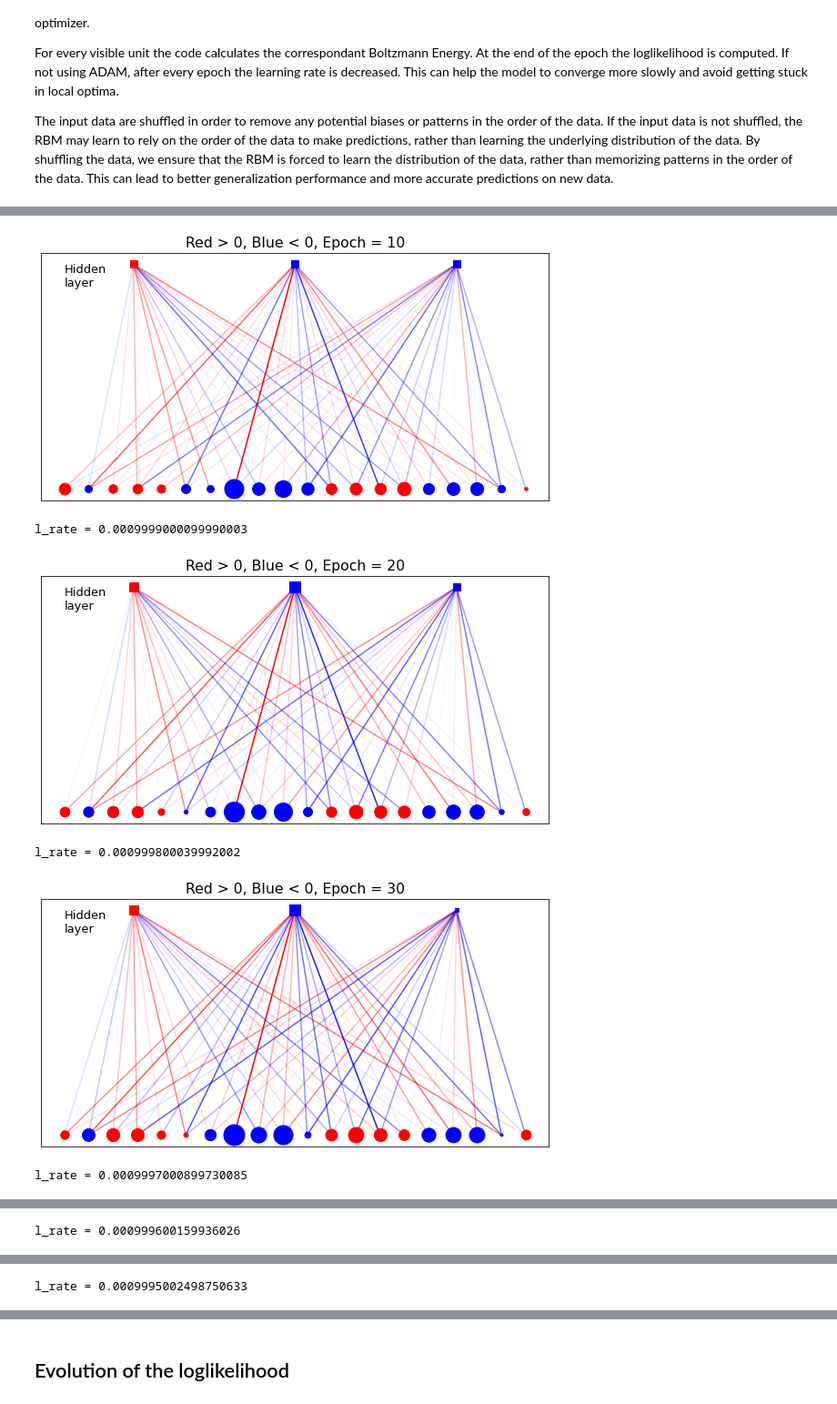
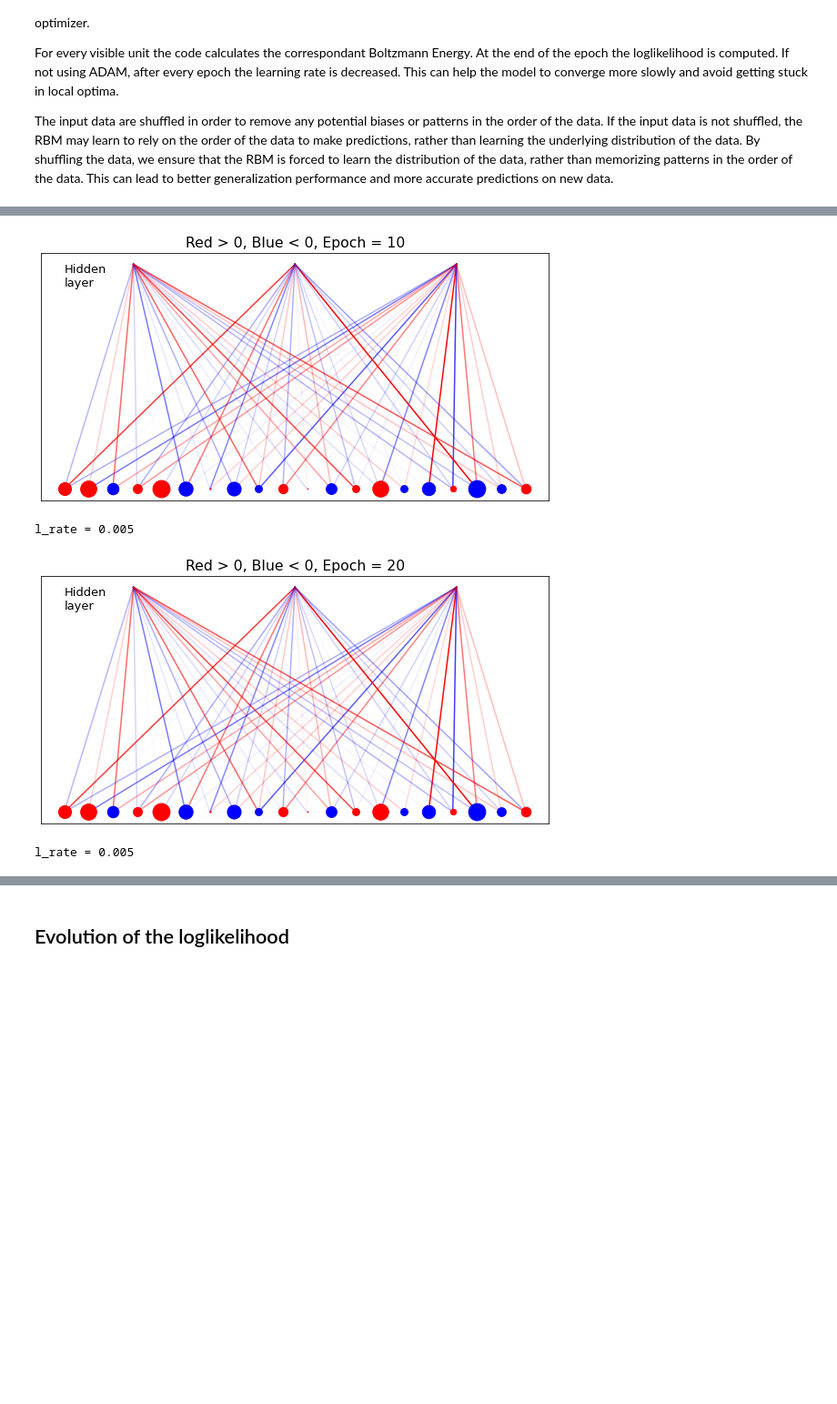
Before and after one commit to Berto70/comp_lab_b, a Jupyter notebook: Exercises/E2/my_rbm_test_copy.ipynb, the cells around one changed output, grey strips where cells are left out. Shown at 91% size. Cells and saved outputs as stored; diff of their text form; code cells hidden in the pictures; blank space fills up the shorter version.

```diff
--- a/Exercises/E2/my_rbm_test_copy.ipynb
+++ b/Exercises/E2/my_rbm_test_copy.ipynb
@@ -298,14 +280,14 @@ def activate(in_layer, weights, bias, phase, info=False):
 # %% [markdown]
 ## Defining Optimizers (ADAM and RMSProp)
 # %%
-def rmsprop(data, model, s, beta1, eps, lrate):
+def rmsprop(data, model, s, beta1, eps, lrate_m):
     g = data - model # gradient
     s1 = beta1 * s + (1 - beta1) * g**2
-    d = lrate * g / (np.sqrt(s1) + eps)
+    d = lrate_m * g / (np.sqrt(s1) + eps)
 
     return s1, d
 
-def adam(data, model, m, s, t, beta1, beta2, eps, lrate):
+def adam(data, model, m, s, t, beta1, beta2, eps, lrate_m):
     g = data - model # gradient
     m0 = beta1 * m + (1 - beta1) * g
     s0 = beta2 * s + (1 - beta2) * g**2
@@ -314,7 +296,7 @@ def adam(data, model, m, s, t, beta1, beta2, eps, lrate):
     s1 = s0 / (1 - beta2**(t + 1))
 
     #lr_t = lrate * np.sqrt(1 - beta2**t) / (1 - beta1**t)
-    d = lrate * m1 / (np.sqrt(s1) + eps)
+    d = lrate_m * m1 / (np.sqrt(s1) + eps)
 
     return m0, s0, d#, lr_t
 # %% [markdown]
@@ -368,3 +349,11 @@ def PartZ(w, a, b):
+# %%
+def categorical_cross_entropy(v_data, v_model):
+    sum_score = 0.0
+    for i in range(len(v_data)):
+        #for j in range(len(int(v_data[i]))):
+        sum_score += (v_data[i] * math.log(1e-15 + v_model[i]))# + (1-v_data[i]) * math.log(1e-15 + 1 - v_model[i]))
+        mean_sum_score = 1.0 / len(v_data) * sum_score
+    return -mean_sum_score
 # %% [markdown]
 ## Training the model
 # %% [markdown]
@@ -381,7 +370,7 @@ For every visible unit the code calculates the correspondant Boltzmann Energy. A
 The input data are shuffled in order to remove any potential biases or patterns in the order of the data. If the input data is not shuffled, the RBM may learn to rely on the order of the data to make predictions, rather than learning the underlying distribution of the data. By shuffling the data, we ensure that the RBM is forced to learn the distribution of the data, rather than memorizing patterns in the order of the data. This can lead to better generalization performance and more accurate predictions on new data.
 # %%
 # Learning rate
-lrate = 0.001
+lrate = 0.005
 
 # Minibatch size and count
 m_size, m_count = 500, 0
@@ -389,7 +378,7 @@ m_size, m_count = 500, 0
 # model parameters
 beta1 = 0.9
 beta2 = 0.999 #for ADAM
-eps = 1e-8
+eps = 1e-9
 
 # Initializing values at 0
 sw, mw = 0, 0
@@ -397,48 +386,54 @@ sa, ma = 0, 0
 sb, mb = 0, 0
 
 # Choose between 'rmsprop', 'adam', 'vanilla'
-model = 'rmsprop'
+model = 'adam'
 
 # Number of CD steps
 CD_steps = 1
 
 # Number of epochs
 n_epochs = 150
+ampl=40.
 
 LogL = []
 mean_energy = []
 recon_error = []
 r_2 = []
+entropy = []
+cross_entropy = []
+
 plotgraph(0)
 
 # Train model
 for epoch in range(n_epochs):
-
+    En = []
     # aggregate normalization of batch statistics and learning rate
-    lrate_m = lrate /1
+    lrate_m = lrate /m_size
 
     # Loop over visible units
     for k in range(N):
-        E = 0
+
         if m_count == 0:
             # initialization step in the minibatch
             v_data, v_model = np.zeros(L), np.zeros(L)
             h_data, h_model = np.zeros(M), np.zeros(M)
             vh_data, vh_model = np.zeros((L, M)), np.zeros((L, M))
 
-        # Positive CD phase: generate h
+        # CD Positive phase: generate h
         h = activate(v[k], w, b, phase=1)
 
-        # Negative CD phase: generate fantasy vf w/ one-hot encoding
+        # CD Negative phase: generate fantasy vf
         vf = activate(h, w.T, a, phase=0)
 
-        # Additional divergent steps
+        # More CD steps
         for i in range(CD_steps - 1):
             hf = activate(vf, w, b, phase=1)
             vf = activate(hf, w.T, a, phase=0)
 
         # Positive CD phase: fantasy hf from fantasy vf
         hf = activate(vf, w, b, phase=1)
+
+        En.append(Energy(v[k], h, w, a, b))
 
         # Update quantities
         v_data += v[k]
@@ -449,7 +444,8 @@ for epoch in range(n_epochs):
         vh_model += np.outer(vf.T, hf)
 
         m_count += 1
-        if m_count == m_size: # reached the end of minibatch
+        if m_count == m_size: # End of minibatch
+
 
             # Vanilla GD
             if model == 'vanilla':
@@ -477,11 +473,8 @@ for epoch in range(n_epochs):
             w = w + dw
             a = a + da
             b = b + db
-            #l_rate = lr_t
+
             m_count = 0 # move to the next minibatch
-        E += Energy(v_data, h_data, w, a, b)
-
-        #E += energy_part(h_data, w, a)
 
     # Shuffle input data
     npr.shuffle(v)
@@ -497,10 +490,18 @@ for epoch in range(n_epochs):
         #if (model != 'adam'):
         #    print(f'l_rate = {lrate}')
         print(f'l_rate = {lrate}')
-    mean_energy.append(E/N)
-    LogL.append(-E/N-np.log(PartZ(w, a, b)))
+
+
+    mean_energy.append(np.mean(En))
+
+    logZ = np.log(PartZ(w, a, b))
+    LogL.append(-np.mean(En)-logZ)
+
     recon_error.append(np.mean((v_data - v_model)**2))
+
     r_2.append(1-((np.sum((v_data-v_model)**2))/np.sum((v_data-np.mean(v_data))**2)))
-    #LogL.append(-E/N-np.log(prob_part(E_n=E, ampl = 0.05)))
-    # save files with data
+
+    cross_entropy.append(categorical_cross_entropy(v_data, v_model))
+
+    #entropy.append(s(v_0,vf))
 # %% [output]
@@ -508,6 +509,4 @@ for epoch in range(n_epochs):
-[figure, old version]
+[figure, new version]
-l_rate = 0.0009999000099990003
+l_rate = 0.005
-[figure, old version]
+[figure, new version]
-l_rate = 0.000999800039992002
+l_rate = 0.005
-[figure, removed]
-l_rate = 0.0009997000899730085
@@ -515 +512,0 @@ l_rate = 0.0009997000899730085
-l_rate = 0.000999600159936026
@@ -517 +512,0 @@ l_rate = 0.000999600159936026
-l_rate = 0.0009995002498750633
```
Also changed, not shown: parts of 39 cells of this notebook.
